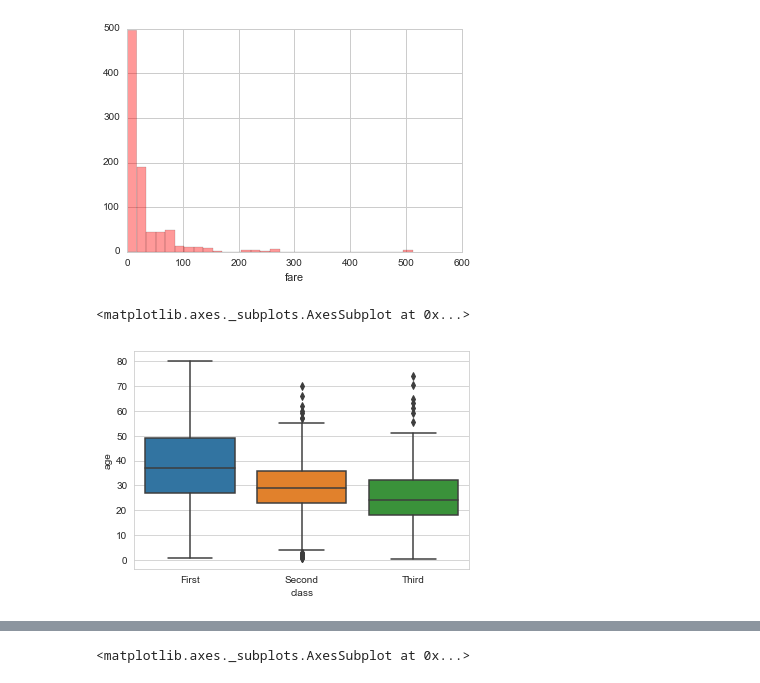
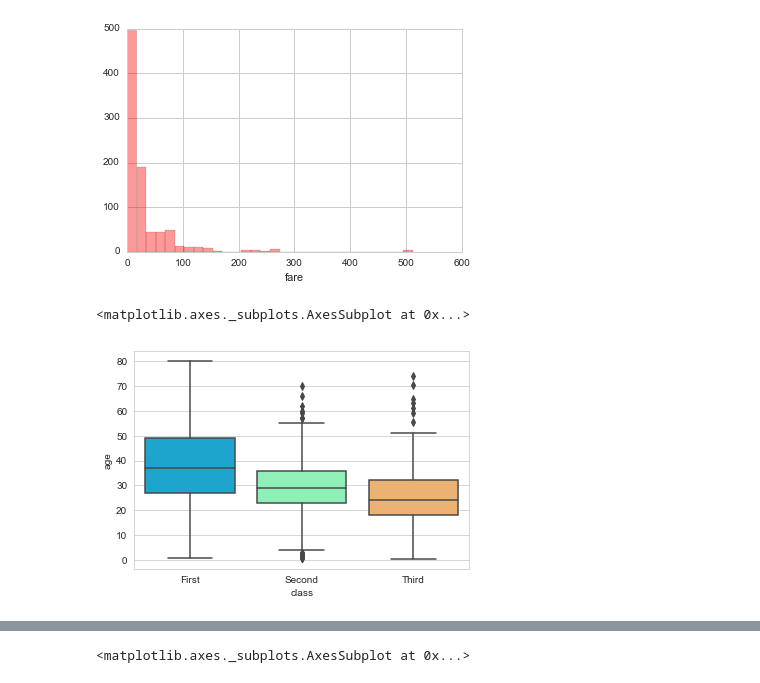
Before and after one commit to mujahid7292/PythonForDataScienceAndMachileLearningBootCamp, a Jupyter notebook: 09PythonForDataVisualization-Seaborn/Seaborn Exercises .ipynb, the cells around one changed output, grey strips where cells are left out. Saved outputs shown, nothing was run; the diff lists cells and outputs as text; code cells hidden in the pictures.

```diff
--- a/09PythonForDataVisualization-Seaborn/Seaborn Exercises .ipynb
+++ b/09PythonForDataVisualization-Seaborn/Seaborn Exercises .ipynb
@@ -62,9 +62,9 @@ sns.countplot(x='fare',data=titanic)
 # %%
 # CODE HERE
 # REPLICATE EXERCISE PLOT IMAGE BELOW
 # BE CAREFUL NOT TO OVERWRITE CELL BELOW
 # THAT WOULD REMOVE THE EXERCISE PLOT IMAGE!
-sns.boxplot(x='class',y='age',data=titanic)
+sns.boxplot(x='class',y='age',data=titanic,palette='rainbow')
 # %% [output]
 <matplotlib.axes._subplots.AxesSubplot at 0x...>
-[figure, old version]
+[figure, new version]
```
Also changed, not shown: parts of 4 cells of this notebook, 3 other files.
